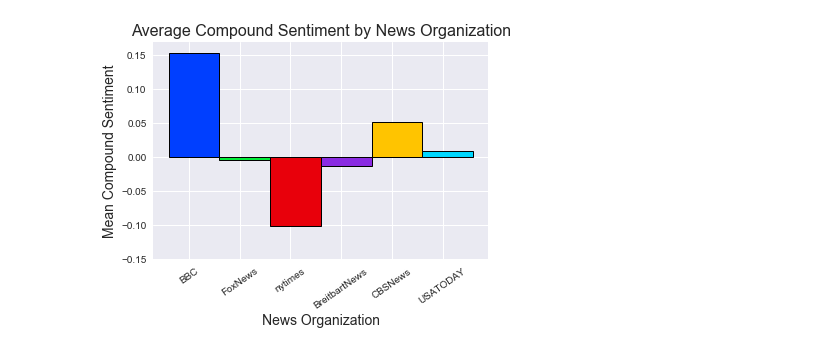
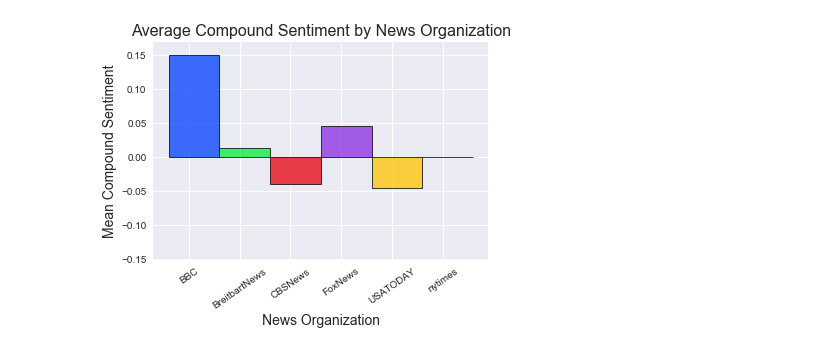
Before and after one commit to hmlanden/NewsVADERPy, a Jupyter notebook: NewsVADERPy.ipynb, the cells around one changed output. Cells and saved outputs as stored; diff of their text form; code cells hidden in the pictures.

```diff
--- a/NewsVADERPy.ipynb
+++ b/NewsVADERPy.ipynb
@@ -23,15 +32,15 @@ import tweetParser as tp
 # ----------------------------------------------------------------------
 
 # create list of target news organizations' Twitter handles
-targetNewsOrg_list = ["BBC","FoxNews","nytimes", "BreitbartNews",
-                      "CBSNews","USATODAY"]
+targetNewsOrg_list = ["BBC", "FoxNews", "nytimes", "BreitbartNews",
+                      "CBSNews", "USATODAY"]
 
 # create and set color palette for all charts
 orgPalette = sns.color_palette("bright", len(targetNewsOrg_list))
 sns.set_palette(orgPalette)
 
 # define number of tweets we want to pull from each org
-numTweets = 100
+numTweets = 150
 
 # break into increments of 10
 numCycles = int(round(numTweets/10))
@@ -42,7 +51,7 @@ completeResults_df = tp.parseTweets(targetNewsOrg_list, numCycles)
 # rearrange columns to be more sensible
 completeResults_df = completeResults_df[["handle", "count", "compound",
                                          "positive", "negative", "neutral",
-                                         "date", "text"]].sort_values('date')
+                                         "date", "text"]]
 completeResults_df.to_csv("TweetsAnalyzed.csv")
 
 completeResults_df.head()
@@ -100,26 +109,27 @@ plt.show(compoundSentByTime_subplots)
 # %%
 # ----------------------------------------------------------------------
 # Step 4: Generate second plot: bar plot showing overall compound
 # sentiment in the last 100 tweets
 # ----------------------------------------------------------------------
 
 # generate dataframe
 meanCompoundSent_df = pd.DataFrame(completeResults_df.groupby("handle").mean()["compound"])
 meanCompoundSent_df.reset_index(level=0, inplace=True)
 
 # generate x + y
 x_axis = np.arange(len(targetNewsOrg_list))
 y_axis = meanCompoundSent_df["compound"]
 
 # create bar plot
-plt.bar(x_axis, y_axis, color=orgPalette, width=1, align='edge', linewidth=1, edgecolor='black')
+plt.bar(x_axis, y_axis, color=orgPalette, width=1, align='edge',
+        alpha=0.75, linewidth=1, edgecolor='black')
 tick_locations = [value + 0.4 for value in x_axis]
-plt.xticks(tick_locations, targetNewsOrg_list, rotation=35)
+plt.xticks(tick_locations, meanCompoundSent_df['handle'], rotation=35)
 plt.xlabel('News Organization', size=14)
 plt.ylabel('Mean Compound Sentiment', size=14)
 plt.ylim(-0.15, 0.17)
 plt.title('Average Compound Sentiment by News Organization', size=16)
 plt.savefig("avgCompoundSentimentBarchart.png")
 plt.show()
 # %% [output]
-[figure, old version]
+[figure, new version]
```
Also changed, not shown: parts of 4 cells of this notebook, 8 other files.
